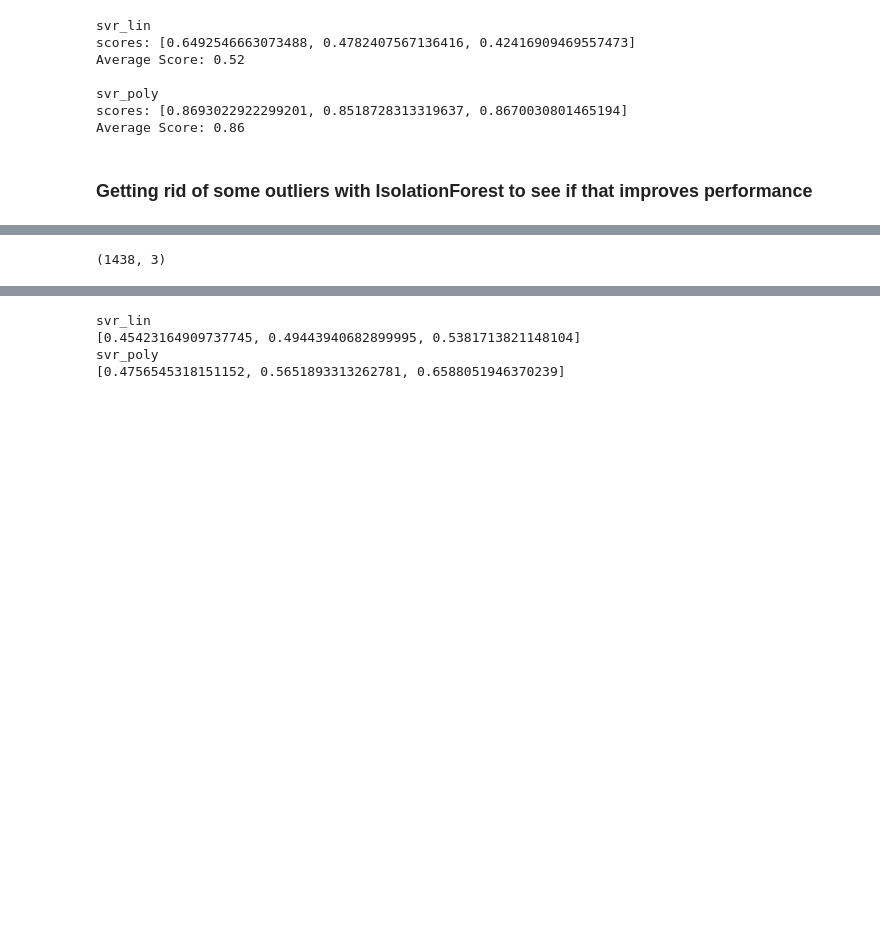
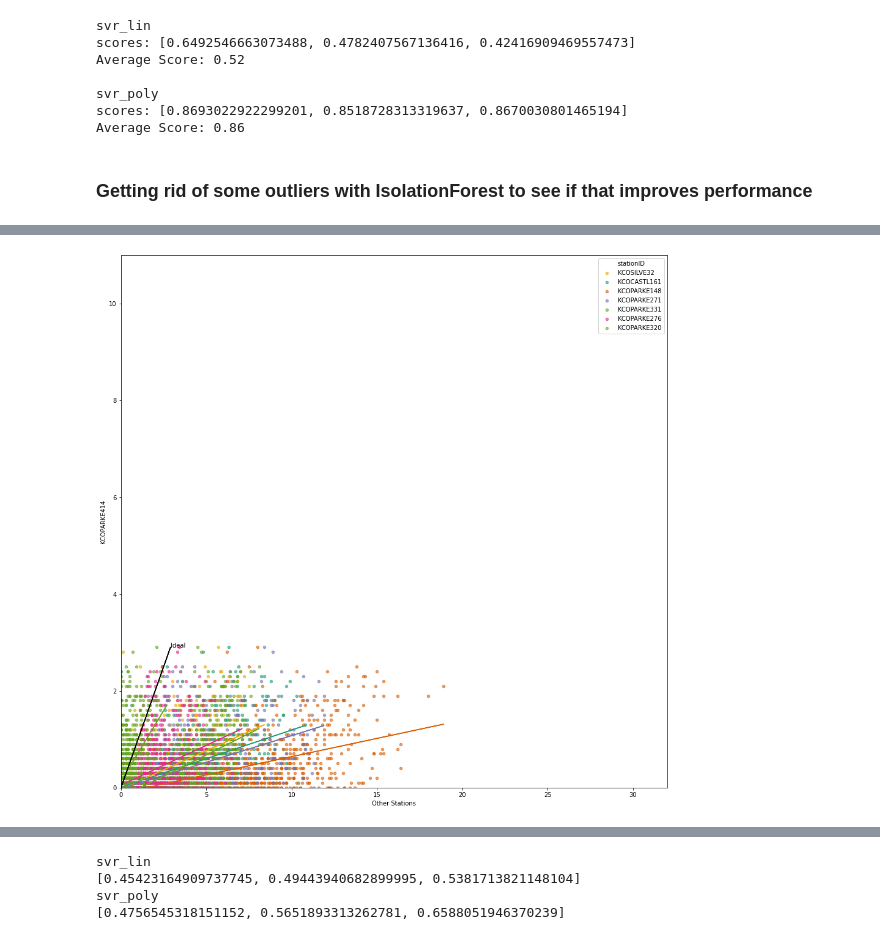
Before and after one commit to riverdogcabin/PSDS4900, a Jupyter notebook: wu_observation_modeling.ipynb, the cells around one changed output, grey strips where cells are left out. Saved outputs shown, nothing was run; the diff lists cells and outputs as text; code cells hidden in the pictures; blank space fills up the shorter version.

```diff
--- a/wu_observation_modeling.ipynb
+++ b/wu_observation_modeling.ipynb
@@ -639,7 +765,7 @@ Average Score: 0.86
 # %%
 from sklearn.ensemble import IsolationForest
 
-df_reshaped, num_dropped = get_top_n_correlated(df,corr_df,num_stations=3)
+df_reshaped = get_top_n_correlated(df,corr_df,num_stations=7)
 X = np.array(df_reshaped.drop(columns=my_station))
 y = np.array(df_reshaped[[my_station]]) #target
 iso_forest = IsolationForest(n_estimators=200,verbose=True,random_state=42,bootstrap=True).fit(X,y)
@@ -647,6 +773,6 @@ iso_outliers = iso_forest.predict(X) ==-1
 # np.sum(iso_outliers)
 X_iso = X[~iso_outliers]
 y_iso = y[~iso_outliers]
-X_iso.shape
+print('dropped {} ({:.2f}%) rows'.format((X.shape[0] - X_iso.shape[0]),100*(1-(X_iso.shape[0]/X.shape[0]))))
 # %% [output]
 [Parallel(n_jobs=1)]: Using backend SequentialBackend with 1 concurrent workers.
@@ -655,4 +781,30 @@ X_iso.shape
-# %%
-X.shape
-# %% [output]
-(1438, 3)
+# %%
+df_reshaped = get_top_n_correlated(df,corr_df,num_stations=7)
+
+df_reshaped = df_reshaped[~iso_outliers]
+columns_to_plot = list(set(df_reshaped.columns))
+columns_to_plot.remove(my_station)
+i = 0
+colors = 'rgbym'
+cmap = cm.get_cmap('Dark2')
+cmap_counter = 0.9
+
+fig, ax = plt.subplots(figsize=(16,16))
+# ax.set_aspect('equal')
+# ax.set_xlim((0,30))
+# ax.set_ylim((0,30))
+for col in columns_to_plot:
+  df_reshaped.plot(ax=ax, kind='scatter',y=my_station,x=col,color=cmap_tracker.get(col,cmap(cmap_counter)),label=col,alpha=0.6)
+  m, b = np.polyfit(df_reshaped[col], df_reshaped[my_station], 1)
+  # ax.plot(df_reshaped[my_station],m*df_reshaped[my_station]+b, color=colors[i])
+  ax.plot(df_reshaped[col],m*df_reshaped[col]+b, color=cmap_tracker.get(col,cmap(cmap_counter))) #color=colors[i]
+  i += 1
+  cmap_counter -= .1
+ax.plot(df_reshaped[my_station],df_reshaped[my_station],c='k')
+ax.text(df_reshaped[my_station].max()+.01, df_reshaped[my_station].max(), 'Ideal')
+ax.set_xlabel('Other Stations')
+plt.xlim(0,32)
+plt.ylim(0,11)
+plt.show()
+# %% [output]
+[figure, added]
```
Also changed, not shown: parts of 23 cells of this notebook.
